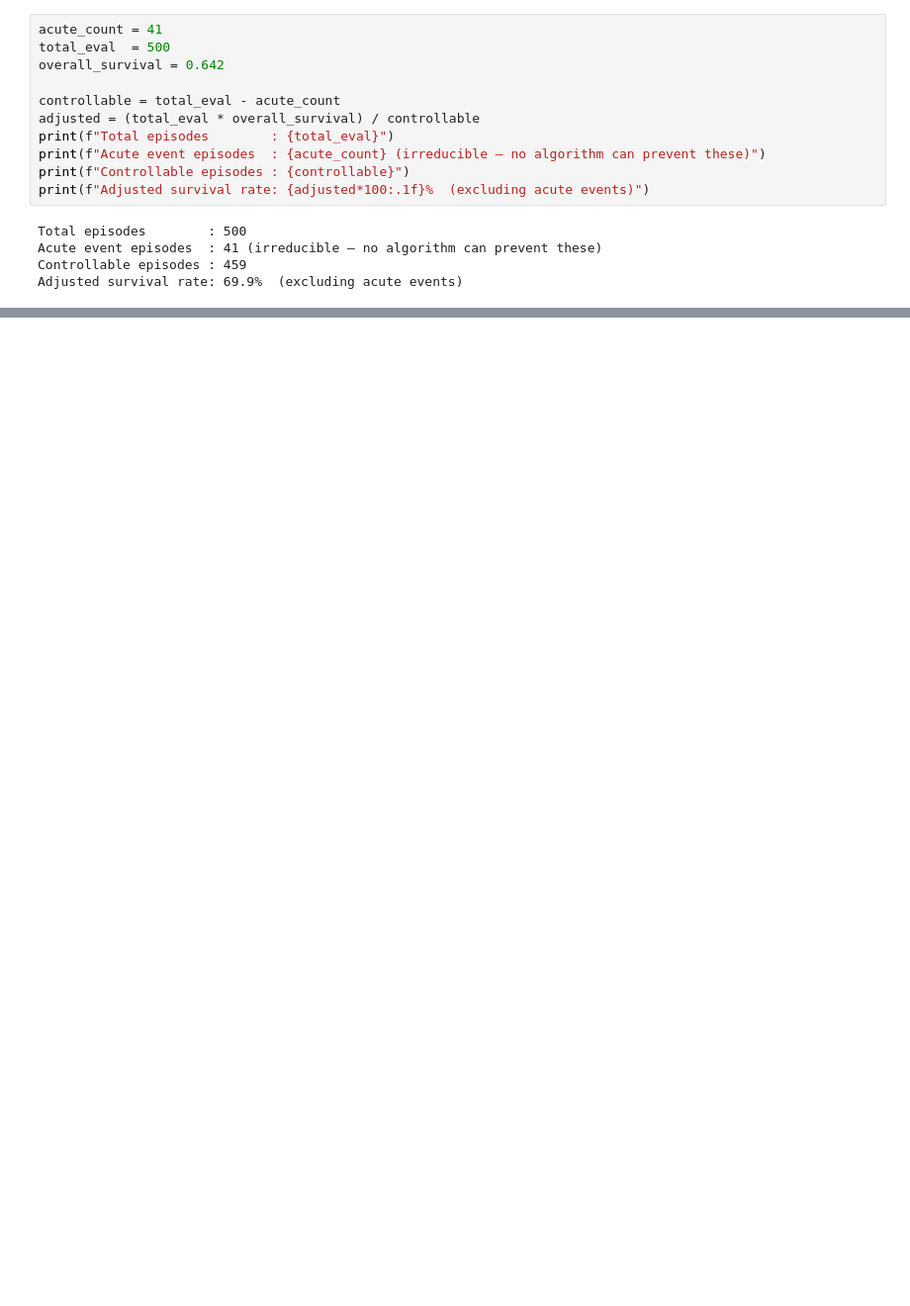
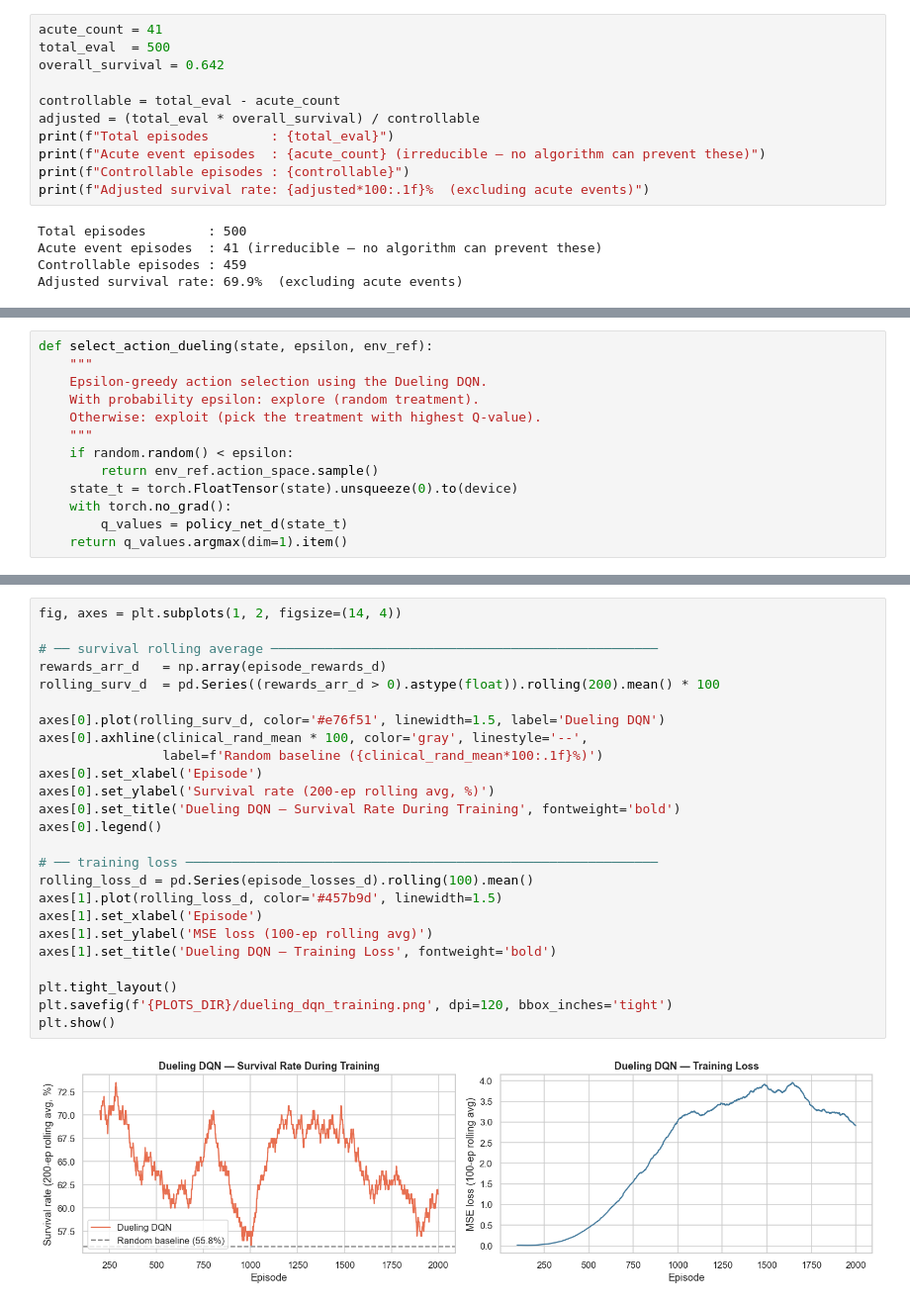
Before and after one commit to calcoafrancisca/RL_GroupAG, a Jupyter notebook: RL Project Code/sepsis_project - Students Version/rl_sepsis_project_0.ipynb, the cells around one changed output, grey strips where cells are left out. Shown at 99% size. Drawn from its saved outputs; the diff is of its cells as text; blank space fills up the shorter version.

```diff
--- a/RL Project Code/sepsis_project - Students Version/rl_sepsis_project_0.ipynb
+++ b/RL Project Code/sepsis_project - Students Version/rl_sepsis_project_0.ipynb
@@ -1054,0 +1249,13 @@ Adjusted survival rate: 69.9%  (excluding acute events)
+# %%
+def select_action_dueling(state, epsilon, env_ref):
+    """
+    Epsilon-greedy action selection using the Dueling DQN.
+    With probability epsilon: explore (random treatment).
+    Otherwise: exploit (pick the treatment with highest Q-value).
+    """
+    if random.random() < epsilon:
+        return env_ref.action_space.sample()
+    state_t = torch.FloatTensor(state).unsqueeze(0).to(device)
+    with torch.no_grad():
+        q_values = policy_net_d(state_t)
+    return q_values.argmax(dim=1).item()
@@ -1054,0 +1356,27 @@ Adjusted survival rate: 69.9%  (excluding acute events)
+# %%
+fig, axes = plt.subplots(1, 2, figsize=(14, 4))
+
+# ── survival rolling average ──────────────────────────────────────────────────
+rewards_arr_d   = np.array(episode_rewards_d)
+rolling_surv_d  = pd.Series((rewards_arr_d > 0).astype(float)).rolling(200).mean() * 100
+
+axes[0].plot(rolling_surv_d, color='#e76f51', linewidth=1.5, label='Dueling DQN')
+axes[0].axhline(clinical_rand_mean * 100, color='gray', linestyle='--',
+                label=f'Random baseline ({clinical_rand_mean*100:.1f}%)')
+axes[0].set_xlabel('Episode')
+axes[0].set_ylabel('Survival rate (200-ep rolling avg, %)')
+axes[0].set_title('Dueling DQN — Survival Rate During Training', fontweight='bold')
+axes[0].legend()
+
+# ── training loss ─────────────────────────────────────────────────────────────
+rolling_loss_d = pd.Series(episode_losses_d).rolling(100).mean()
+axes[1].plot(rolling_loss_d, color='#457b9d', linewidth=1.5)
+axes[1].set_xlabel('Episode')
+axes[1].set_ylabel('MSE loss (100-ep rolling avg)')
+axes[1].set_title('Dueling DQN — Training Loss', fontweight='bold')
+
+plt.tight_layout()
+plt.savefig(f'{PLOTS_DIR}/dueling_dqn_training.png', dpi=120, bbox_inches='tight')
+plt.show()
+# %% [output]
+[figure, added]
```
Also changed, not shown: parts of 32 cells of this notebook.
